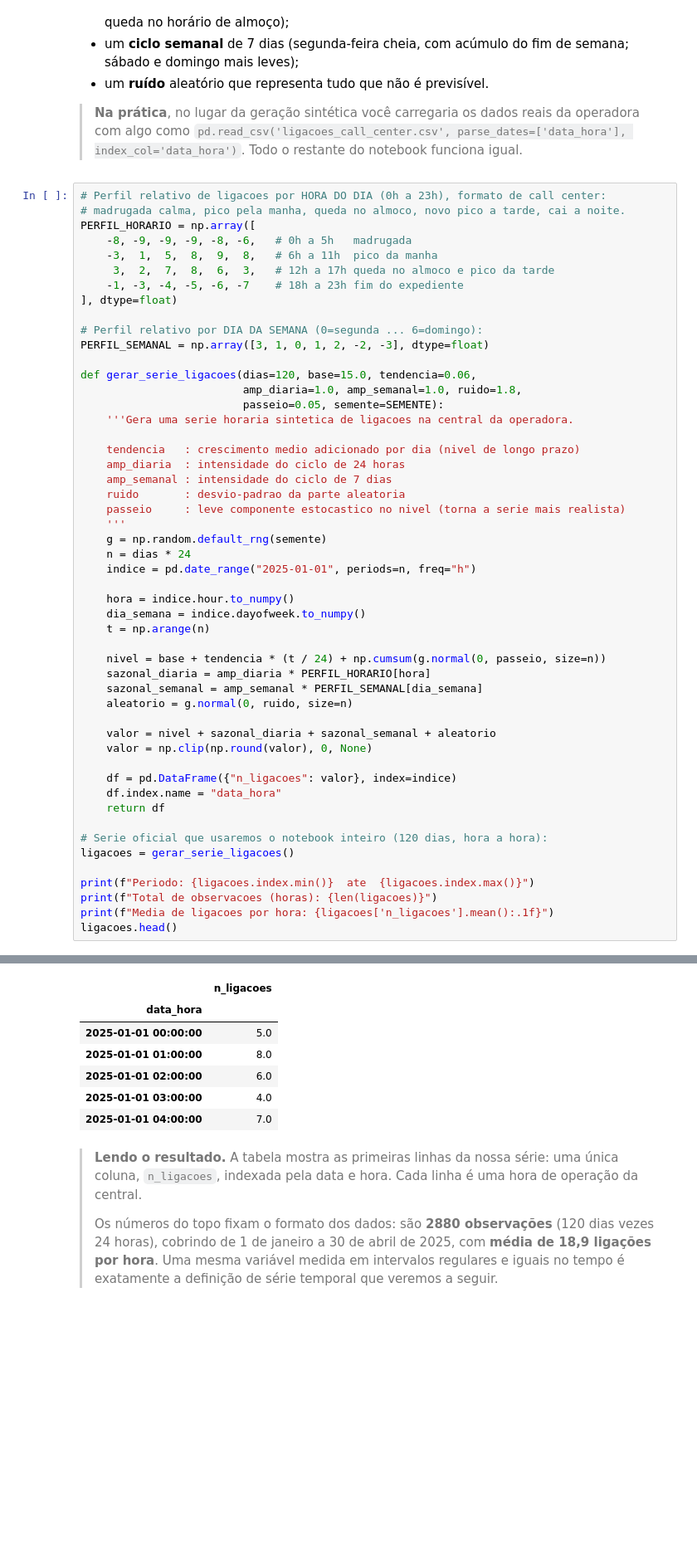
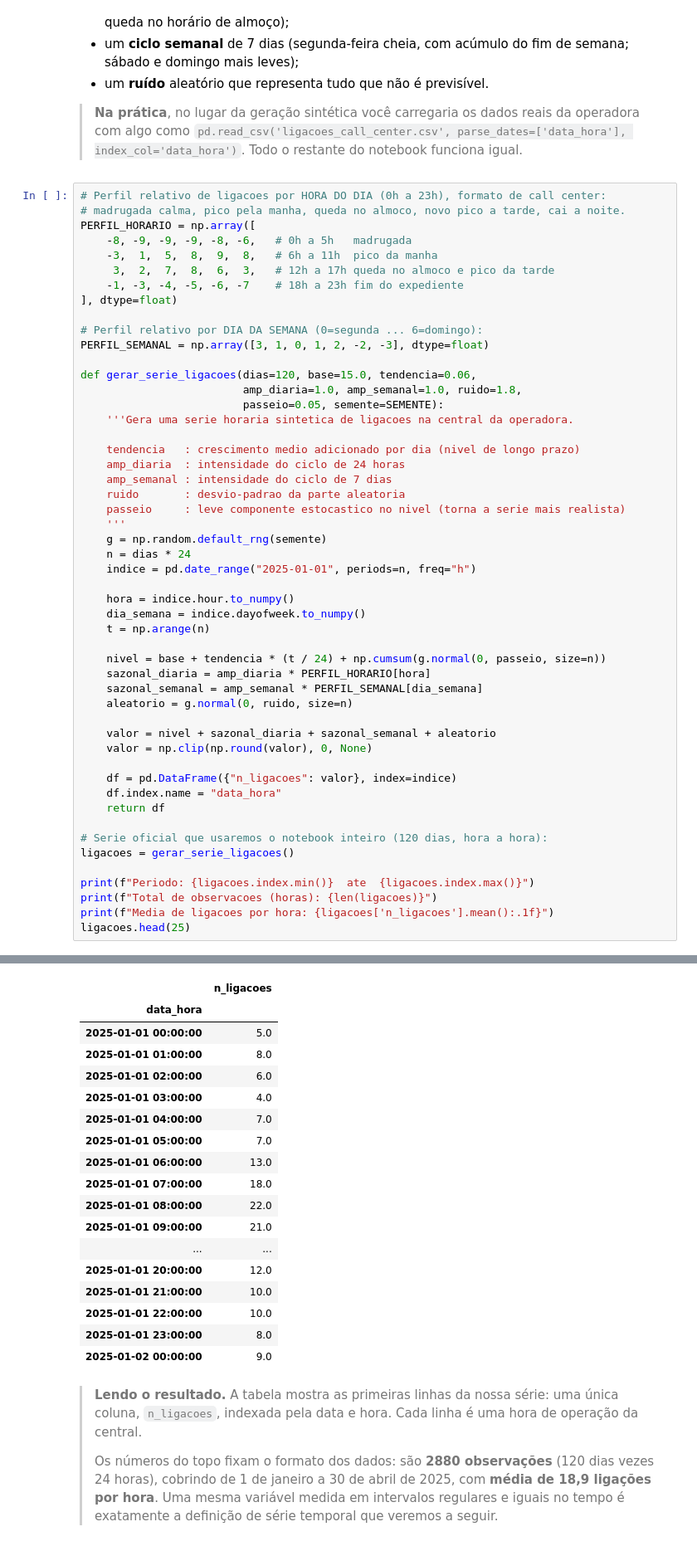
Before and after one commit to pedroeckel/unimed, a Jupyter notebook: F1/F1_01_Fundamentos_Series_Temporais.ipynb, the cells around one changed output, grey strips where cells are left out. Shown at 83% size. Drawn from its saved outputs; the diff is of its cells as text; blank space fills up the shorter version.

```diff
--- a/F1/F1_01_Fundamentos_Series_Temporais.ipynb
+++ b/F1/F1_01_Fundamentos_Series_Temporais.ipynb
@@ -98,34 +98,45 @@ def gerar_serie_ligacoes(dias=120, base=15.0, tendencia=0.06,
 
     nivel = base + tendencia * (t / 24) + np.cumsum(g.normal(0, passeio, size=n))
     sazonal_diaria = amp_diaria * PERFIL_HORARIO[hora]
     sazonal_semanal = amp_semanal * PERFIL_SEMANAL[dia_semana]
     aleatorio = g.normal(0, ruido, size=n)
 
     valor = nivel + sazonal_diaria + sazonal_semanal + aleatorio
     valor = np.clip(np.round(valor), 0, None)
 
     df = pd.DataFrame({"n_ligacoes": valor}, index=indice)
     df.index.name = "data_hora"
     return df
 
 # Serie oficial que usaremos o notebook inteiro (120 dias, hora a hora):
 ligacoes = gerar_serie_ligacoes()
 
 print(f"Periodo: {ligacoes.index.min()}  ate  {ligacoes.index.max()}")
 print(f"Total de observacoes (horas): {len(ligacoes)}")
 print(f"Media de ligacoes por hora: {ligacoes['n_ligacoes'].mean():.1f}")
-ligacoes.head()
+ligacoes.head(25)
 # %% [output]
 Periodo: 2025-01-01 00:00:00  ate  2025-04-30 23:00:00
 Total de observacoes (horas): 2880
 Media de ligacoes por hora: 18.9
 |  | n_ligacoes |
 | data_hora |  |
 | 2025-01-01 00:00:00 | 5.0 |
 | 2025-01-01 01:00:00 | 8.0 |
 | 2025-01-01 02:00:00 | 6.0 |
 | 2025-01-01 03:00:00 | 4.0 |
 | 2025-01-01 04:00:00 | 7.0 |
+| 2025-01-01 05:00:00 | 7.0 |
+| 2025-01-01 06:00:00 | 13.0 |
+| 2025-01-01 07:00:00 | 18.0 |
+| 2025-01-01 08:00:00 | 22.0 |
+| 2025-01-01 09:00:00 | 21.0 |
+| ... | ... |
+| 2025-01-01 20:00:00 | 12.0 |
+| 2025-01-01 21:00:00 | 10.0 |
+| 2025-01-01 22:00:00 | 10.0 |
+| 2025-01-01 23:00:00 | 8.0 |
+| 2025-01-02 00:00:00 | 9.0 |
 # %% [markdown]
 > **Lendo o resultado.** A tabela mostra as primeiras linhas da nossa série: uma única coluna, `n_ligacoes`, indexada pela data e hora. Cada linha é uma hora de operação da central.
 >
```
Also changed, not shown: 11 other files.
